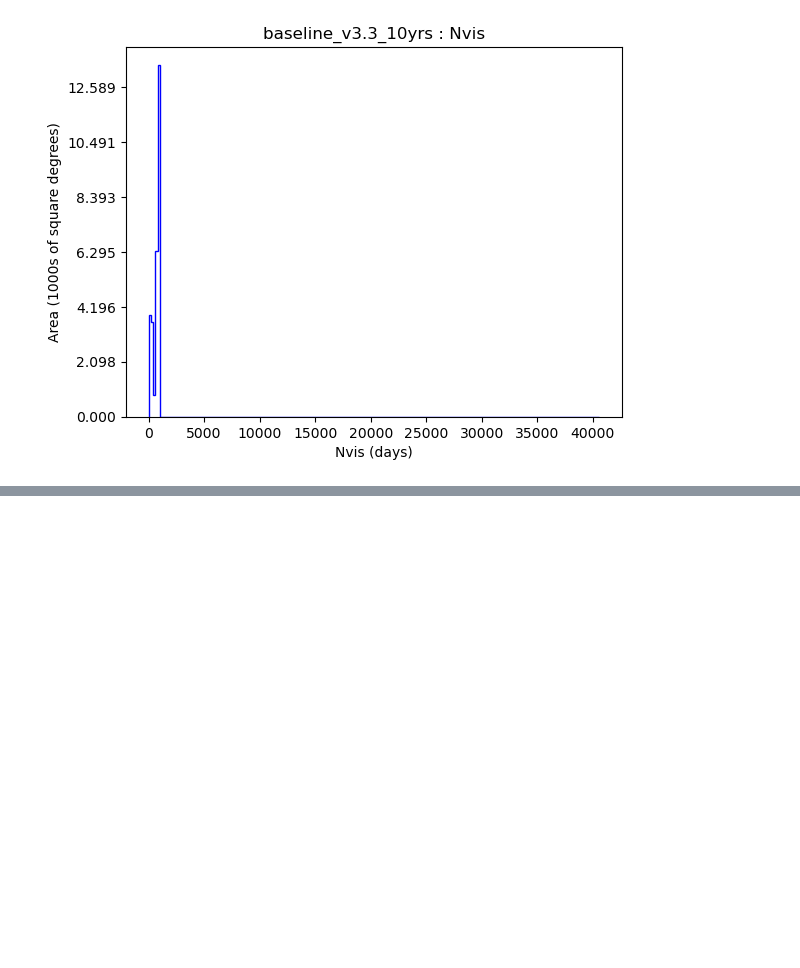
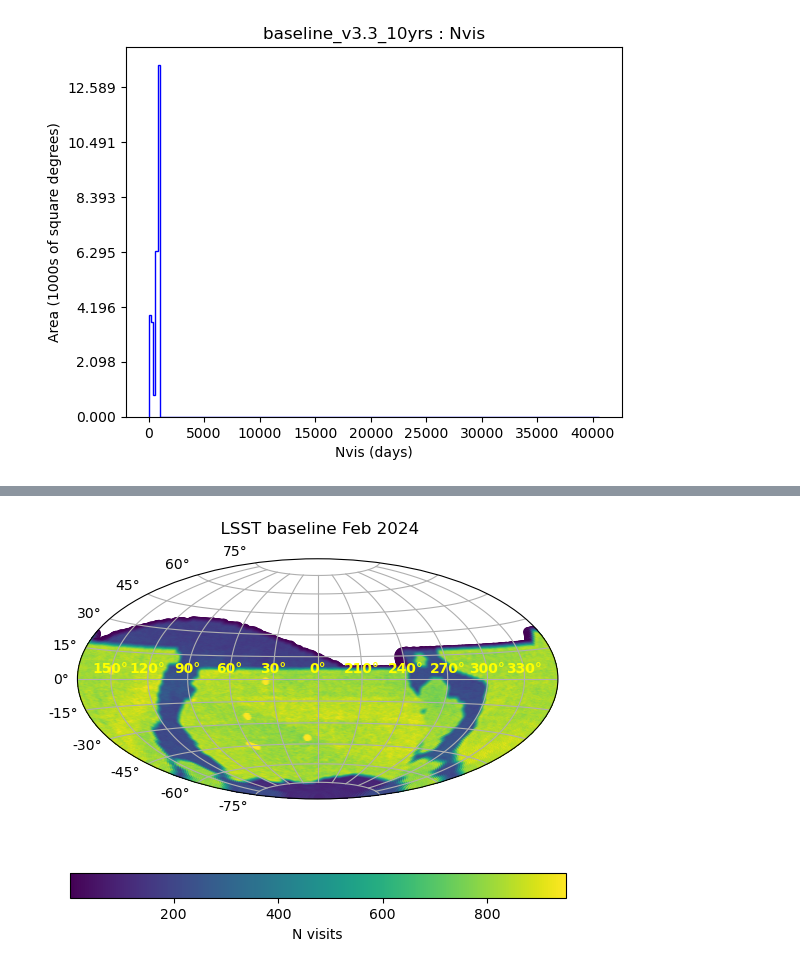
Before and after one commit to yoachim/23_Scratch, a Jupyter notebook: hammer/hammer.ipynb, the cells around one changed output, grey strips where cells are left out. Saved outputs shown, nothing was run; the diff lists cells and outputs as text; code cells hidden in the pictures; blank space fills up the shorter version.

Commit message:
more hammer

```diff
--- a/hammer/hammer.ipynb
+++ b/hammer/hammer.ipynb
@@ -60,0 +66,37 @@ for txt in old:
+# %%
+# silly tedious way of flipping the x-axis
+
+ra, dec = utils.hpid2_ra_dec(nside, np.arange(hp.nside2npix(nside)))
+mv = bundle_list[0].metric_values
+
+levels = np.arange(0,950, 5)
+
+fig = plt.figure()
+ax = plt.subplot(projection="hammer")
+ax.set_title("  LSST baseline Feb 2024 \n")
+ax.grid()
+
+x = -np.radians(ra)
+ind = np.where(x < -np.pi)[0]
+x[ind] = x[ind] + 2* np.pi
+
+scatter = ax.scatter(x, np.radians(dec), c=mv, vmax=950)
+
+cb = plt.colorbar(scatter, orientation="horizontal", pad=0.2)
+cb.set_label('N visits')
+old = ax.xaxis.get_majorticklabels()
+new_txt = []
+for txt in old:
+    val = float(txt.get_text()[0:-1])
+    if val <= 0:
+        new_val = -val
+    else:
+        new_val = val + 180
+
+    #print('%s' % new_val + txt.get_text()[-1])
+    new_txt.append('%i' % new_val + txt.get_text()[-1])
+    txt.set_color("yellow")
+    txt.set_weight(800)
+_tmp = ax.set_xticklabels(new_txt)
+# %% [output]
+[figure, added]
```
Also changed, not shown: parts of 2 cells of this notebook.
